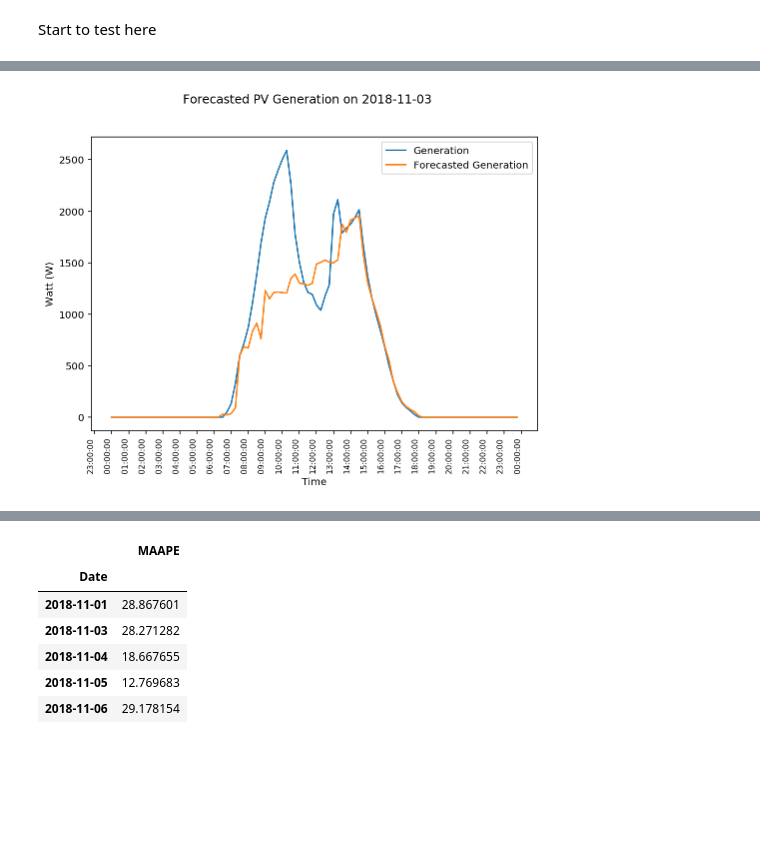
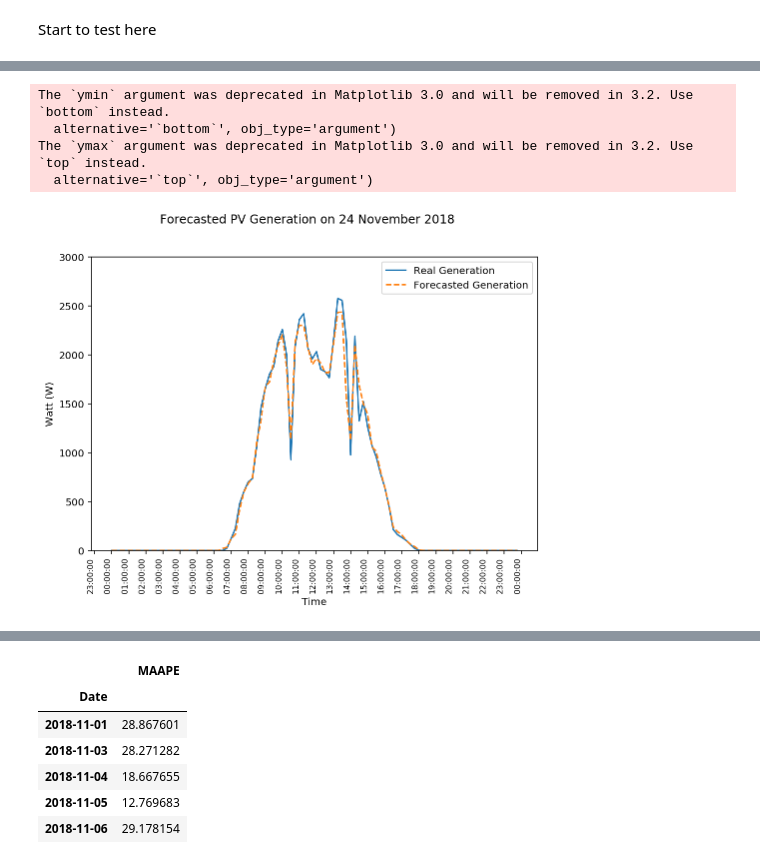
Before and after one commit to TongIDC/Senior-Project, a Jupyter notebook: Gen 30 days.ipynb, the cells around one changed output, grey strips where cells are left out. Drawn from its saved outputs; the diff is of its cells as text; code cells hidden in the pictures; blank space fills up the shorter version.

```diff
--- a/Gen 30 days.ipynb
+++ b/Gen 30 days.ipynb
@@ -145,2 +154,10 @@ def maape(actual: np.ndarray, predicted: np.ndarray):
+# %%
+def smape(actual: np.ndarray, predicted: np.ndarray):
+    """
+    Symmetric Mean Absolute Percentage Error
+    Note: result is NOT multiplied by 100
+    """
+    EPSILON = 1e-10
+    return np.mean(2.0 * np.abs(actual - predicted) / ((np.abs(actual) + np.abs(predicted)) + EPSILON))*100
 # %% [markdown]
 Start to test here
@@ -197,2 +230,5 @@ def predictgen(predict_date):
+# %%
+date = "2018-11-30"
+df = clean1(date)
 # %%
 df["Forecasted Generation"] = predictgen(date)
@@ -198,0 +238,6 @@ df["Forecasted Generation"] = predictgen(date)
+# %%
+df1["SMAPE"] = 0
+
+for index, row in df1.iterrows():
+    error = smape(row["Real Generation"], row["Forecasted Generation"])
+    df1.loc[index,"SMAPE"] = error
@@ -199,19 +288,25 @@ df["Forecasted Generation"] = predictgen(date)
 # %%
-import matplotlib.dates as mdates
-
 fig, ax = plt.subplots()
 hours = mdates.HourLocator(interval = 1)
 h_fmt = mdates.DateFormatter('%H:%M:%S')
 
 
-df[['Generation' ,'Forecasted Generation']].plot(ax = ax, x_compat=True)
+df1['Real Generation'].plot(ax = ax, x_compat=True)
+df1['Forecasted Generation'].plot(ax = ax, x_compat=True, linestyle='--')
 #Then tick and format with matplotlib:
 ax.xaxis.set_major_locator(hours)
 ax.xaxis.set_major_formatter(h_fmt)
 fig.autofmt_xdate()
+ax.set_ylim(ymin=0, ymax=3000)
 plt.xticks(rotation='vertical', fontsize = 8)
 plt.ylabel('Watt (W)')
-plt.suptitle('Forecasted PV Generation on ' + date)
+plt.suptitle('Forecasted PV Generation on 24 November 2018') #change date
+legend = ax.legend(loc='best')
+#plt.savefig('FPV_24Nov.png')
 plt.show()
 # %% [output]
+The `ymin` argument was deprecated in Matplotlib 3.0 and will be removed in 3.2. Use `bottom` instead.
+  alternative='`bottom`', obj_type='argument')
+The `ymax` argument was deprecated in Matplotlib 3.0 and will be removed in 3.2. Use `top` instead.
+  alternative='`top`', obj_type='argument')
-[figure, old version]
+[figure, new version]
```
Also changed, not shown: parts of 17 cells of this notebook, 9 other files.
